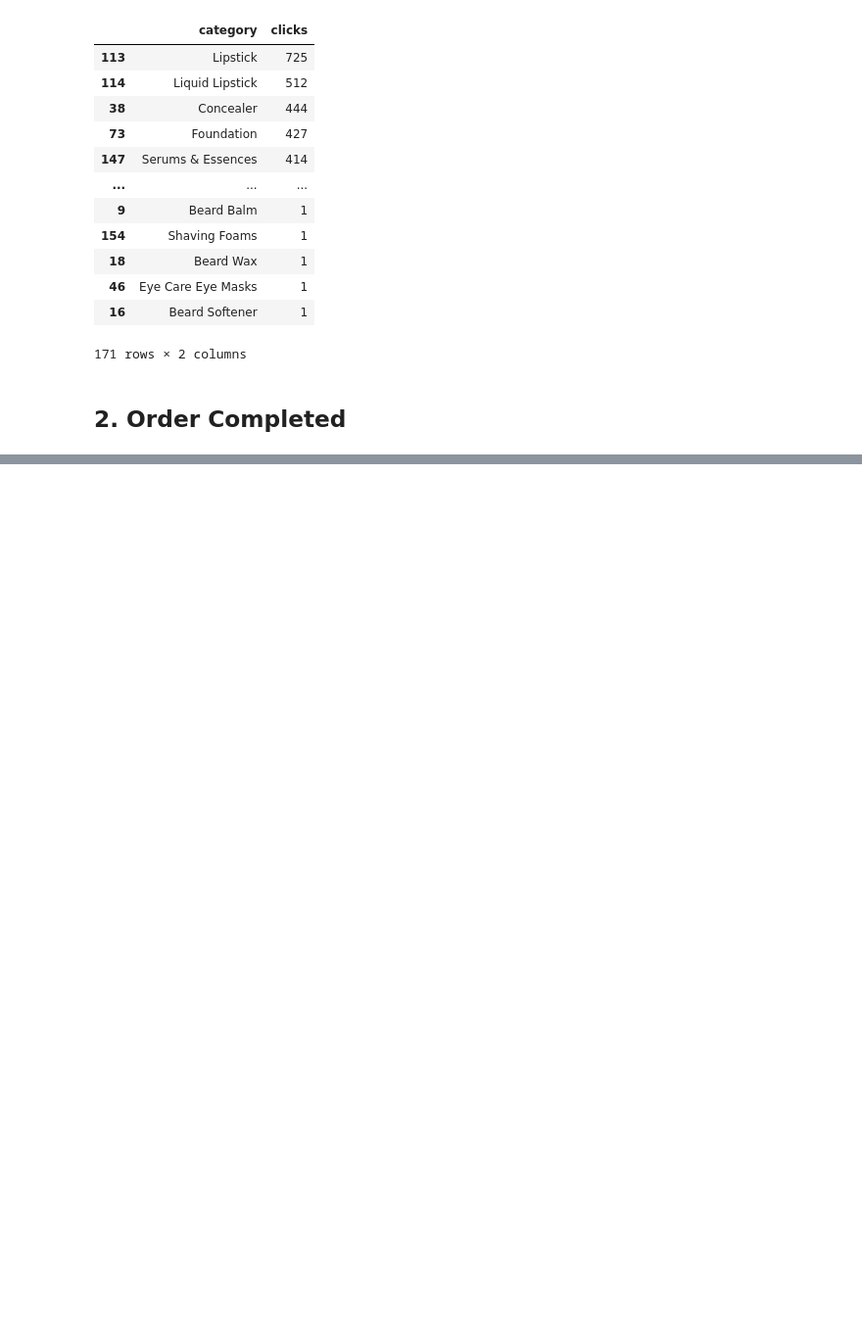
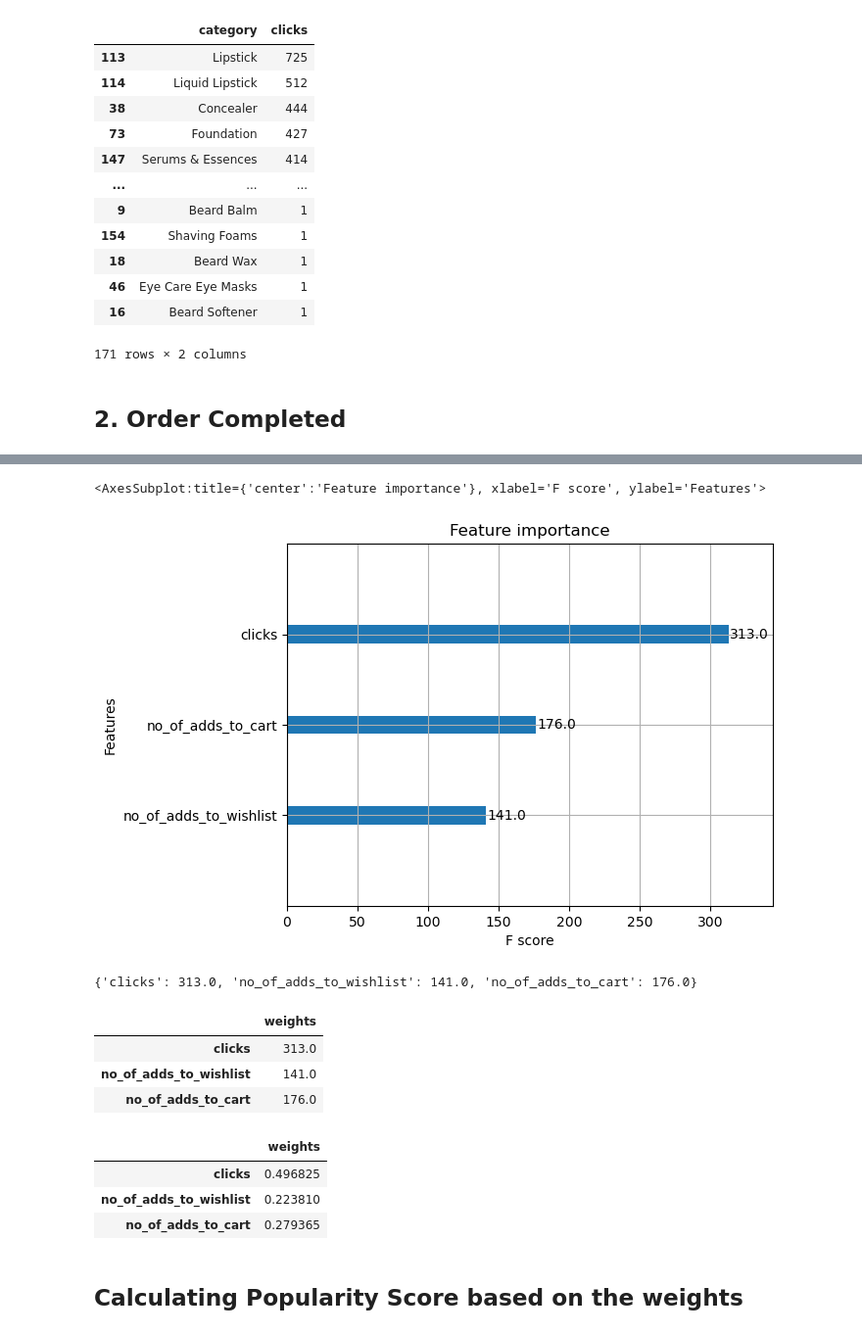
Before and after one commit to UtkarshRedd/Product-Popularity-Calculator, a Jupyter notebook: Fortnightly_Popularity.ipynb, the cells around one changed output, grey strips where cells are left out. Shown at 98% size. Saved outputs shown, nothing was run; the diff lists cells and outputs as text; code cells hidden in the pictures; blank space fills up the shorter version.

Commit message:
Completed fortnightly popularity calculation

```diff
--- a/Fortnightly_Popularity.ipynb
+++ b/Fortnightly_Popularity.ipynb
@@ -187,0 +735,2 @@ df_clicks_category.sort_values('clicks', ascending=False)
+# %%
+xgb_reg.fit(x_train, y_train, eval_metric='rmse', eval_set=[(x_train, y_train), (x_test, y_test)], verbose=True)
@@ -187,0 +764,31 @@ df_clicks_category.sort_values('clicks', ascending=False)
+# %%
+plot_importance(xgb_reg)
+# %% [output]
+<AxesSubplot:title={'center':'Feature importance'}, xlabel='F score', ylabel='Features'>
+[figure, added]
+# %%
+f_importance = xgb_reg.get_booster().get_score(importance_type='weight')
+
+f_importance
+# %% [output]
+{'clicks': 313.0, 'no_of_adds_to_wishlist': 141.0, 'no_of_adds_to_cart': 176.0}
+# %%
+importance_df = pd.DataFrame.from_dict(data=f_importance,
+                                       orient='index')
+importance_df.columns = ['weights']
+importance_df
+# %% [output]
+|  | weights |
+| clicks | 313.0 |
+| no_of_adds_to_wishlist | 141.0 |
+| no_of_adds_to_cart | 176.0 |
+# %%
+importance_df['weights'] = importance_df['weights']/importance_df['weights'].sum()
+importance_df
+# %% [output]
+|  | weights |
+| clicks | 0.496825 |
+| no_of_adds_to_wishlist | 0.223810 |
+| no_of_adds_to_cart | 0.279365 |
+# %% [markdown]
+## Calculating Popularity Score based on the weights
```
Also changed, not shown: parts of 60 cells of this notebook, 1 other file.
